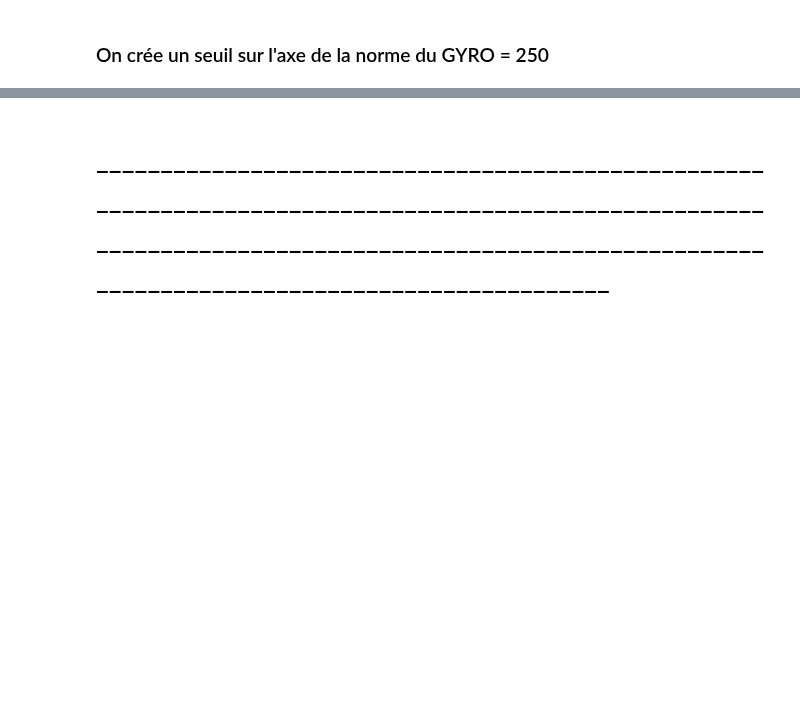
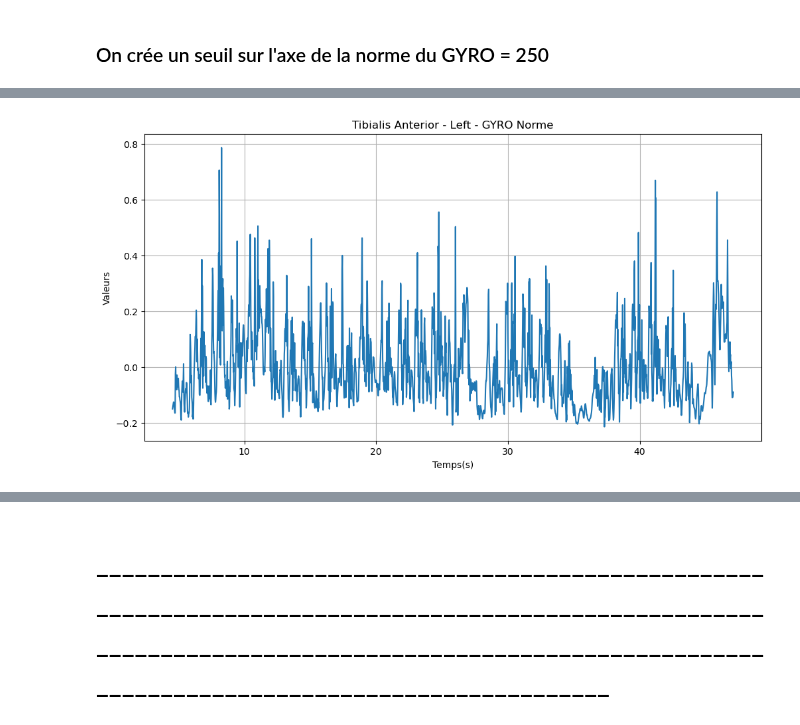
Before and after one commit to Anthoplc/Detect-FOG, a Jupyter notebook: code/Preprocessing.ipynb, the cells around one changed output, grey strips where cells are left out. Saved outputs shown, nothing was run; the diff lists cells and outputs as text; code cells hidden in the pictures; blank space fills up the shorter version.

```diff
--- a/code/Preprocessing.ipynb
+++ b/code/Preprocessing.ipynb
@@ -516,0 +511,35 @@ data_interval = extract_axes_data_interval(donnees_patient_16_update)
+# %%
+#(Données brutes - moyenne) / (max - min)
+def normalize_data(data):
+    normalized_data = {}
+    for sensor, sensor_data in data.items():
+        if sensor not in ["metadata", "Parcours", "FOG"]:
+            normalized_data[sensor] = {}
+            for side, side_data in sensor_data.items():
+                normalized_data[sensor][side] = {}
+                for measure, measure_data in side_data.items():
+                    normalized_data[sensor][side][measure] = {}
+                    for axis, axis_data in measure_data.items():
+                        # Calculer la moyenne, le maximum et le minimum des données
+                        mean = np.mean(axis_data)
+                        max_val = np.max(axis_data)
+                        min_val = np.min(axis_data)
+                        # Appliquer la normalisation
+                        normalized_axis_data = (axis_data - mean) / (max_val - min_val)
+                        normalized_data[sensor][side][measure][axis] = normalized_axis_data
+
+    # Copier les données de "metadata", "Parcours" et "FOG"
+    normalized_data["metadata"] = data["metadata"]
+    normalized_data["Parcours"] = data["Parcours"]
+    normalized_data["FOG"] = data["FOG"]
+
+    return normalized_data
+
+
+normalized_data = normalize_data(data_interval)
+# %%
+tibia_gyro = donnees_patient_16_update["Tibialis Anterior"]["Left"]["GYRO"]["norme"]
+temps = donnees_patient_16_update["metadata"]["Temps"]
+plot_data(normalized_data, "Tibialis Anterior", "Left","GYRO", "norme", True, normalized_data["metadata"]["Temps"])
+# %% [output]
+[figure, added]
```
Also changed, not shown: parts of 11 cells of this notebook.
